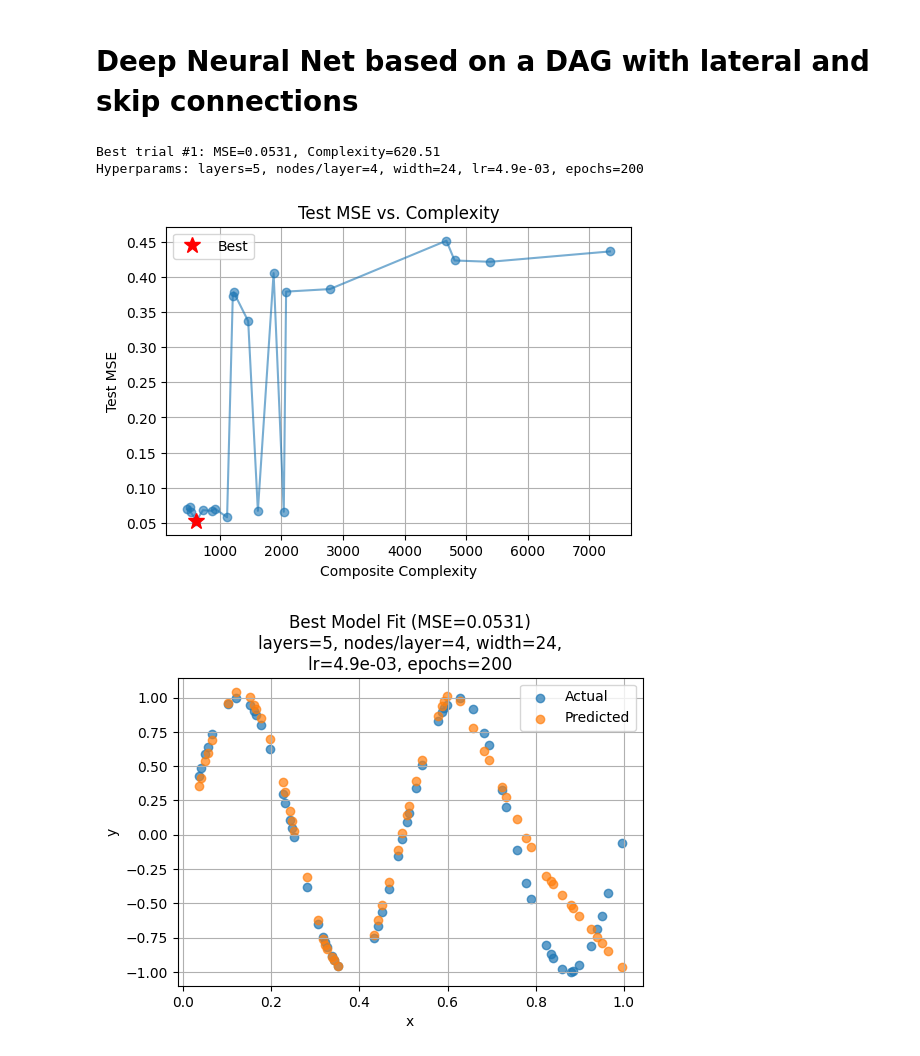
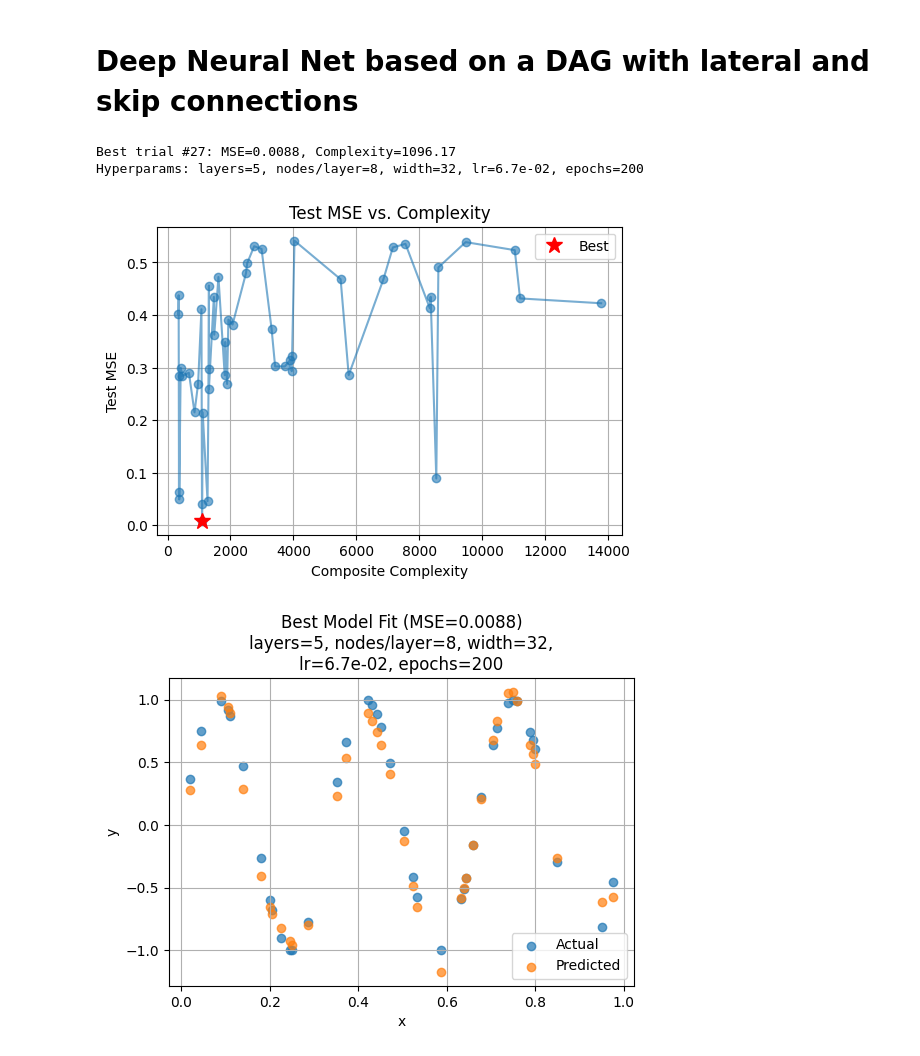
Before and after one commit to sashakolpakov/structure-functions, a Jupyter notebook: Structure_Function.ipynb, the cells around one changed output. Cells and saved outputs as stored; diff of their text form; code cells hidden in the pictures.

```diff
--- a/Structure_Function.ipynb
+++ b/Structure_Function.ipynb
@@ -624,34 +596,26 @@ plt.show()
 # %% [markdown]
 # Deep Neural Net based on a DAG with lateral and skip connections
 # %%
-import numpy as np
-import networkx as nx
-import jax
-import jax.numpy as jnp
-from flax import linen as nn
-import optax
-from hyperopt import fmin, tpe, hp, Trials, STATUS_OK
-import functools
-import matplotlib.pyplot as plt
-
 # === Globals to store each trial's model, DAG, and complexity ===
 trained_models   = []  # list of (params, apply_fn)
 trained_dags     = []
 complexity_list  = []
 loss_list        = []
 
-# 1. Synthetic regression data
+# Synthetic regression data
 N = 200
 x = np.linspace(0, 1, N).reshape(-1, 1)
-y_clean = np.sin(4 * np.pi * x).ravel()
-noise = np.random.normal(scale=0.1, size=N)
+y_clean = np.sin(6 * np.pi * x).ravel()
+noise = np.random.normal(scale=0.3, size=N)
 idx = np.arange(N); np.random.shuffle(idx)
-split = int(0.7 * N)
+
+# Train / test split with 80% for train and 20% for test datasets
+split = int(0.8 * N)
 train_idx, test_idx = idx[:split], idx[split:]
 x_train, y_train = x[train_idx], y_clean[train_idx] + noise[train_idx]
 x_test,  y_test  = x[test_idx],  y_clean[test_idx]
 
-# 2. Layered DAG builder
+# Layered DAG builder
 def make_layered_dag(L, M, p_lat, p_skip, seed=0):
     rng = np.random.RandomState(seed)
     D = nx.DiGraph()
@@ -679,7 +643,7 @@ def make_layered_dag(L, M, p_lat, p_skip, seed=0):
         D.add_edge((L - 1, i), "OUT")
     return D
 
-# 3. Flax graph‐structured network factory
+# Flax graph‐structured network factory
 def make_graphnet(adj, width, act=nn.relu):
     class GraphNet(nn.Module):
         @nn.compact
@@ -696,7 +660,7 @@ def make_graphnet(adj, width, act=nn.relu):
             return nn.Dense(1, name="output_layer")(agg_out).ravel()
     return GraphNet()
 
-# 4. JIT‐compiled train step
+# JIT‐compiled train step
 @functools.partial(jax.jit, static_argnums=(3,))
 def train_step(params, opt_state, batch, apply_fn):
     x_b, y_b = batch
@@ -710,7 +674,7 @@ def train_step(params, opt_state, batch, apply_fn):
 def evaluate(params, apply_fn, x, y):
     return float(jnp.mean((apply_fn(params, x) - y) ** 2))
 
-# 5. Hyperopt objective (appends to global lists)
+# Hyperopt objective (appends to global lists)
 def objective(h):
     L      = int(h['num_layers'])
     M      = int(h['nodes_per_layer'])
@@ -761,22 +725,22 @@ def objective(h):
 
     return {'loss': mse, 'status': STATUS_OK}
 
-# 6. Hyperopt run
+# Hyperopt run
 space = {
-    'num_layers'      : hp.quniform('num_layers',      2, 5,   1),
-    'nodes_per_layer' : hp.quniform('nodes_per_layer', 4, 16,  4),
+    'num_layers'      : hp.quniform('num_layers',      2, 8,   1),
+    'nodes_per_layer' : hp.quniform('nodes_per_layer', 4, 32,  4),
     'lateral_prob'    : hp.uniform('lateral_prob',    0.0, 0.5),
     'skip_prob'       : hp.uniform('skip_prob',       0.0, 0.5),
-    'width'           : hp.quniform('width',           8, 64,  8),
-    'lr'              : hp.loguniform('lr',            np.log(1e-4), np.log(1e-1)),
+    'width'           : hp.quniform('width',           8, 32,  8),
+    'lr'              : hp.loguniform('lr',            np.log(1e-3), np.log(1e-1)),
     'epochs'          : hp.quniform('epochs',         50, 200, 50),
 }
 trials = Trials()
 best   = fmin(objective, space, algo=tpe.suggest,
-              max_evals=20, trials=trials,
+              max_evals=50, trials=trials,
               rstate=np.random.default_rng(42))
 
-# 7. Retrieve best model by index into our globals
+# Retrieve best model by index
 losses = np.array(loss_list)
 comps  = np.array(complexity_list)
 order  = np.argsort(comps)
@@ -786,41 +750,41 @@ params_best, apply_best = trained_models[best_idx]
 comp_best               = complexity_list[best_idx]
 mse_best                = loss_list[best_idx]
 
-# pull hyperparams for titles
+# Pull hyperparams for titles
 vals = trials.trials[best_idx]['misc']['vals']
 L_best      = int(vals['num_layers'][0])
 M_best      = int(vals['nodes_per_layer'][0])
 width_best  = int(vals['width'][0])
 lr_best     = vals['lr'][0]
 epochs_best = int(vals['epochs'][0])
 
 print(f"Best trial #{best_idx}: MSE={mse_best:.4f}, Complexity={comp_best:.2f}")
 print(f"Hyperparams: layers={L_best}, nodes/layer={M_best}, width={width_best}, "
       f"lr={lr_best:.1e}, epochs={epochs_best}")
 
-# 8. Plot MSE vs. Complexity
+# Plot MSE vs. Complexity
 plt.figure(figsize=(6,4))
 plt.plot(comps[order], losses[order], 'o-', alpha=0.6)
 plt.plot(comp_best, mse_best, 'r*', markersize=12, label='Best')
 plt.xlabel('Composite Complexity')
 plt.ylabel('Test MSE')
 plt.title('Test MSE vs. Complexity')
 plt.legend(); plt.grid(True); plt.show()
 
-# 9. Plot Actual vs. Predicted for the saved best model
+# Plot Actual vs. Predicted for the saved best model
 preds_best = np.array(apply_best(params_best, jnp.array(x_test)))
 plt.figure(figsize=(6,4))
 plt.scatter(x_test, y_test,      label='Actual',    alpha=0.7)
 plt.scatter(x_test, preds_best,  label='Predicted', alpha=0.7)
 plt.xlabel('x'); plt.ylabel('y')
 plt.title(
     f'Best Model Fit (MSE={mse_best:.4f})\n'
     f'layers={L_best}, nodes/layer={M_best}, width={width_best},\n'
     f'lr={lr_best:.1e}, epochs={epochs_best}'
 )
 plt.legend(); plt.grid(True); plt.show()
 # %% [output]
-Best trial #1: MSE=0.0531, Complexity=620.51
-Hyperparams: layers=5, nodes/layer=4, width=24, lr=4.9e-03, epochs=200
+Best trial #27: MSE=0.0088, Complexity=1096.17
+Hyperparams: layers=5, nodes/layer=8, width=32, lr=6.7e-02, epochs=200
-[figure, old version]
+[figure, new version]
-[figure, old version]
+[figure, new version]
```
Also changed, not shown: parts of 16 cells of this notebook.
